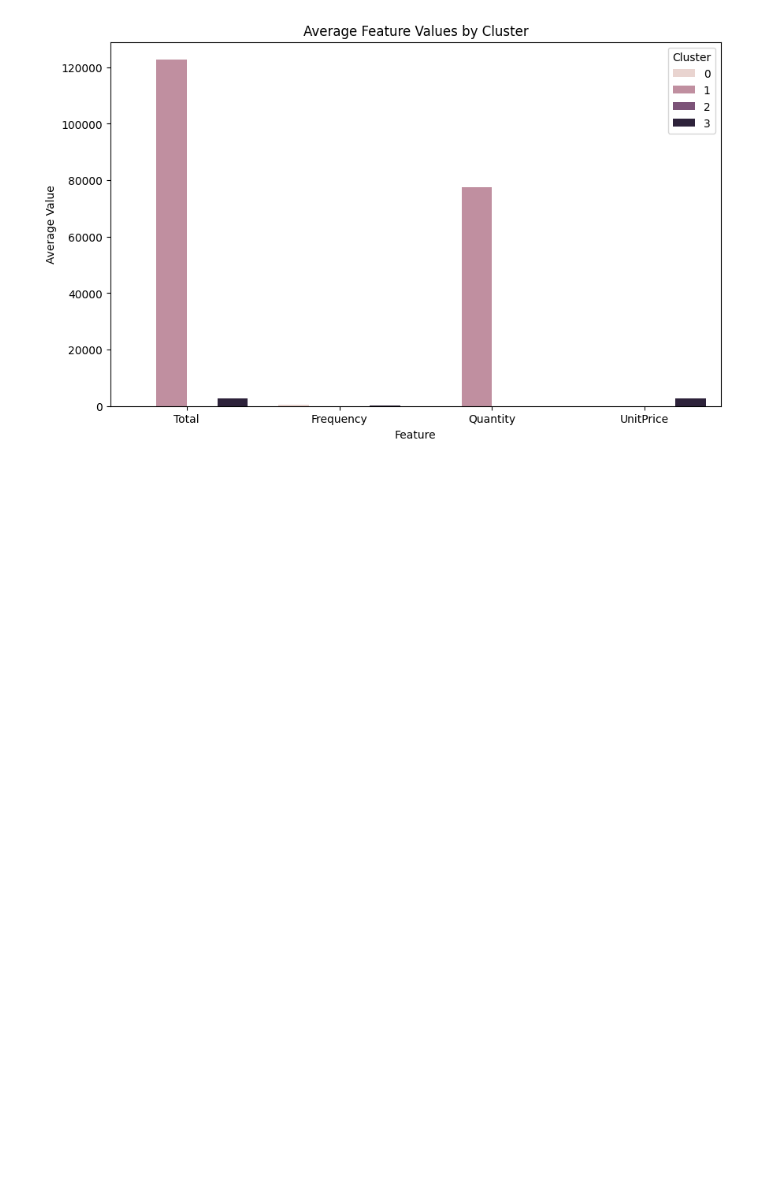
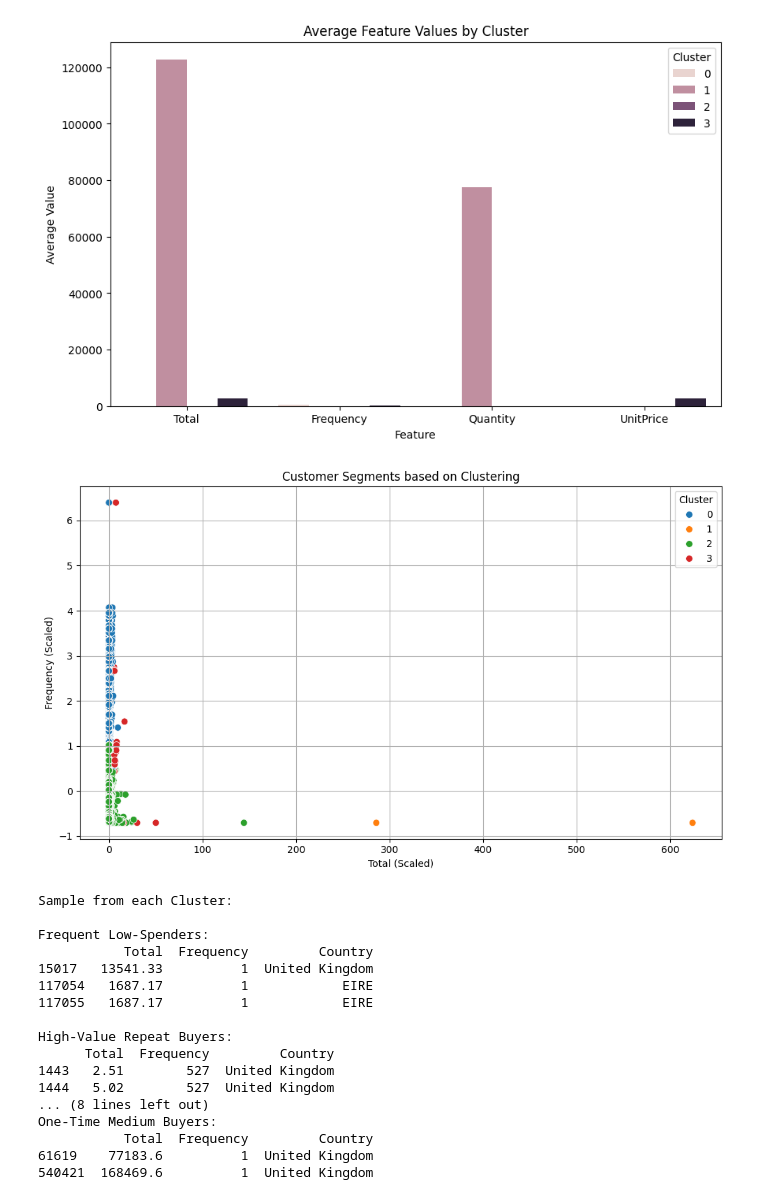
Before and after one commit to AhmedX5342/unsupervised-learning-clustering-and-customer-segmentation-online-group-, a Jupyter notebook: main.ipynb, the cells around one changed output. Drawn from its saved outputs; the diff is of its cells as text; code cells hidden in the pictures; blank space fills up the shorter version.

Commit message:
data preprocessing and cleaning: DONE, clustering: DONE, intertia method: DONE, segmenting customers and assigning labels to each cluster: DONE, frontend & backend: MISSING

```diff
--- a/main.ipynb
+++ b/main.ipynb
@@ -59,10 +60,3 @@ plt.grid(True)
 plt.show()
 # %% [output]
 [figure]
-# %%
-silhouette_scores = []
-for k in range(2, 11):
-    kmeans = KMeans(n_clusters=k, random_state=42)
-    kmeans.fit(X_scaled)
-    score = silhouette_score(X_scaled, kmeans.labels_)
-    silhouette_scores.append(score)
@@ -107,3 +87,45 @@ Cluster
 2            20.71      62.03     11.22       3.51
 3          2790.63     161.83      1.00    2790.63
 [figure]
+# %%
+plt.figure(figsize=(10, 6))
+sns.scatterplot(x=X_scaled[:, 0], y=X_scaled[:, 1], hue=features['Cluster'], palette='tab10', s=50)
+plt.title('Customer Segments based on Clustering')
+plt.xlabel('Total (Scaled)')
+plt.ylabel('Frequency (Scaled)')
+plt.legend(title='Cluster')
+plt.grid(True)
+plt.tight_layout()
+plt.show()
+
+cluster_labels = {
+    0: "High-Value Repeat Buyers",
+    1: "One-Time Medium Buyers",
+    2: "Low-Value Occasional Buyers",
+    3: "Frequent Low-Spenders"
+}
+features['Cluster_Label'] = features['Cluster'].map(cluster_labels)
+
+print("\nSample from each Cluster:")
+for label, group in features.groupby('Cluster_Label'):
+    print(f"\n{label}:")
+    print(group[['Total', 'Frequency', 'Country']].head(3))
+# %% [output]
+[figure, added]
+Sample from each Cluster:
+
+Frequent Low-Spenders:
+           Total  Frequency         Country
+15017   13541.33          1  United Kingdom
+117054   1687.17          1            EIRE
+117055   1687.17          1            EIRE
+
+High-Value Repeat Buyers:
+      Total  Frequency         Country
+1443   2.51        527  United Kingdom
+1444   5.02        527  United Kingdom
+... (8 lines left out)
+One-Time Medium Buyers:
+           Total  Frequency         Country
+61619    77183.6          1  United Kingdom
+540421  168469.6          1  United Kingdom
```
Also changed, not shown: parts of 6 cells of this notebook.
